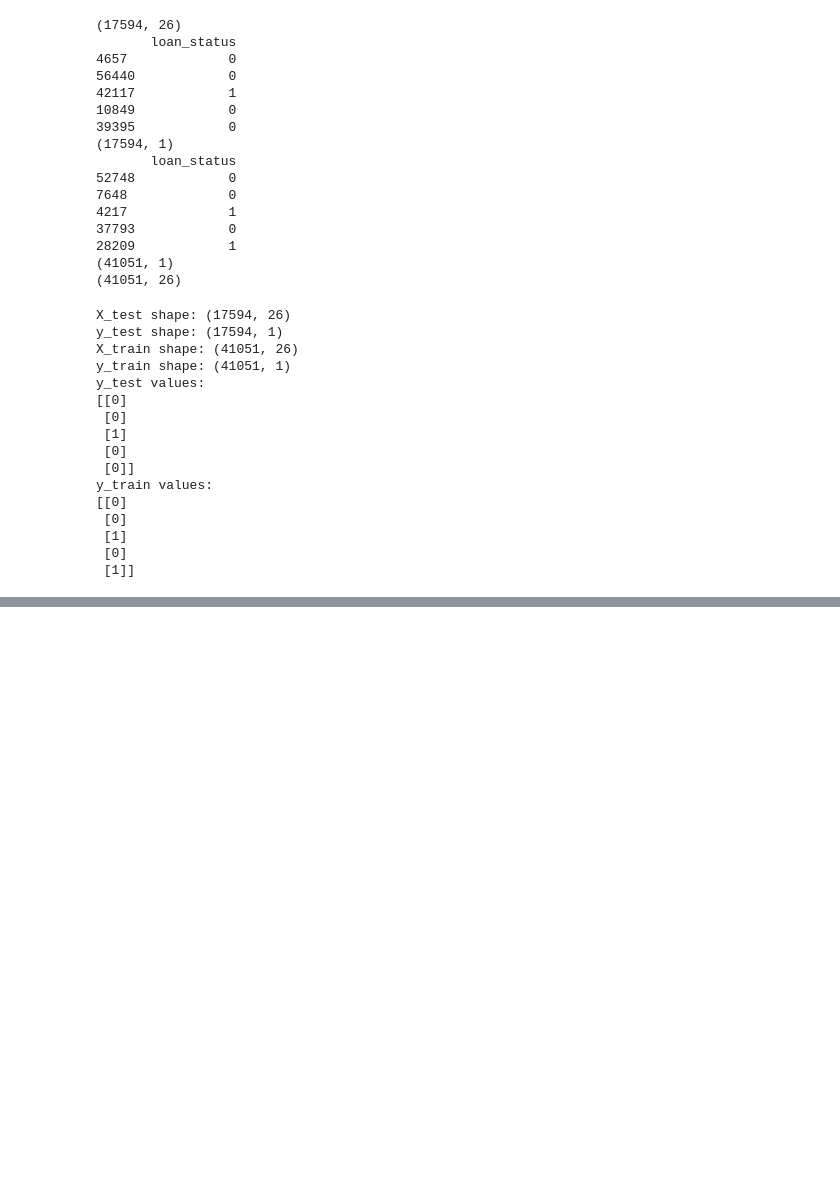
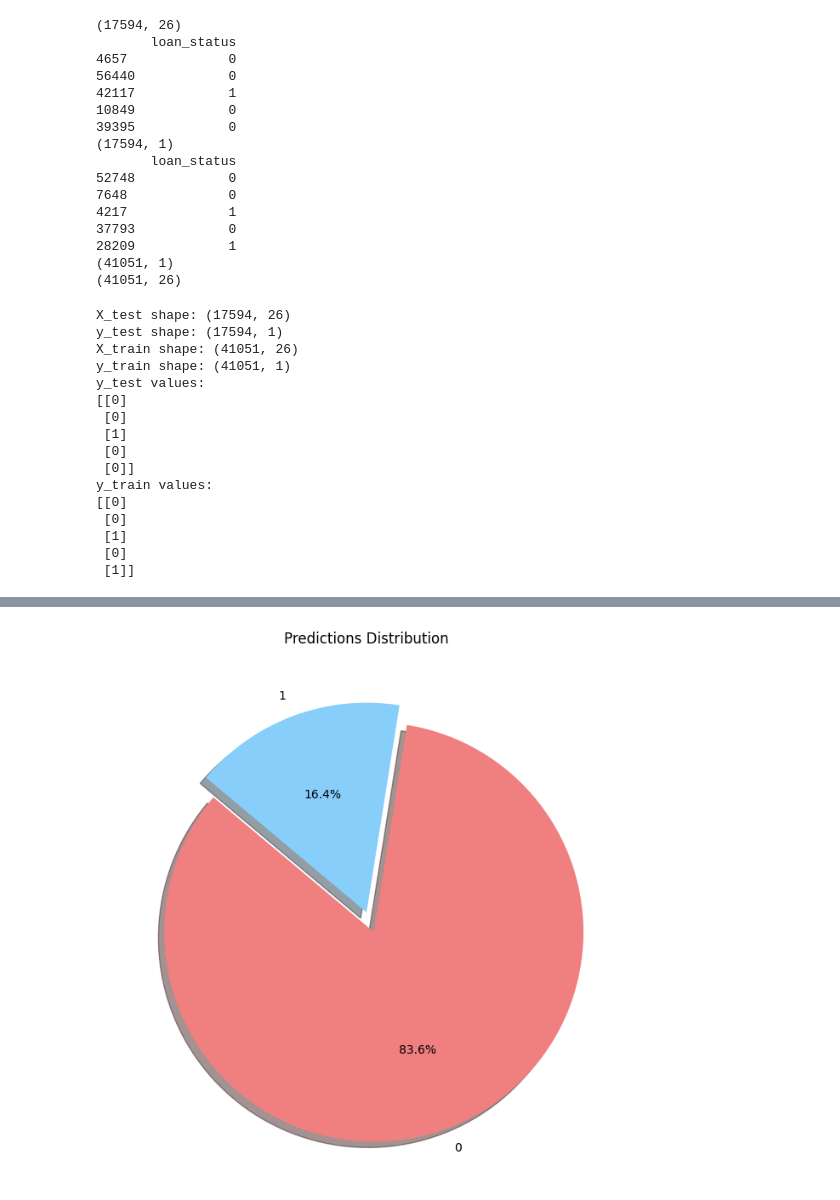
Before and after one commit to Dxuian/ml, a Jupyter notebook: resume/a.ipynb, the cells around one changed output, grey strips where cells are left out. Cells and saved outputs as stored; diff of their text form; code cells hidden in the pictures; blank space fills up the shorter version.

```diff
--- a/resume/a.ipynb
+++ b/resume/a.ipynb
@@ -422,0 +633,83 @@ print(conf_matrix)
+# %%
+import pandas as pd
+import matplotlib.pyplot as plt
+import tensorflow as tf
+from tensorflow.keras.layers import Input, Dense
+from tensorflow.keras.models import Model
+from sklearn.preprocessing import StandardScaler
+
+# Load the test.csv file
+test = pd.read_csv('test.csv')
+print(test.head())
+
+# Define the features (assuming features is already defined)
+features = ['person_age', 'person_income', 'person_home_ownership', 'person_emp_length',
+            'loan_intent', 'loan_grade', 'loan_amnt', 'loan_int_rate', 'loan_percent_income',
+            'cb_person_default_on_file', 'cb_person_cred_hist_length']
+
+# Extract IDs and features
+ids = test['id']  # Assuming 'id' is the column name for IDs in the test.csv file
+X = test[features]
+
+# Preprocess the data
+
+X = preprocessor.transform(X)
+
+# Define the autoencoder model
+input_dim = X.shape[1]
+encoding_dim = 64  # Dimension of the encoded representation
+
+# Encoder
+input_layer = Input(shape=(input_dim,))
+encoded = Dense(encoding_dim, activation='relu')(input_layer)
+
+# Decoder
+decoded = Dense(input_dim, activation='sigmoid')(encoded)
+
+# Autoencoder
+autoencoder = Model(input_layer, decoded)
+
+# Compile the model
+autoencoder.compile(optimizer='adam', loss='binary_crossentropy')
+
+# Train the model
+autoencoder.fit(X, X, epochs=5, batch_size=32, validation_split=0.2)
+
+# Predict the values using the autoencoder
+y_pred = autoencoder.predict(X)
+
+# Apply threshold of 0.5 to get binary predictions
+y_pred = (y_pred > 0.5).astype(int)
+
+# Ensure y_pred has the correct shape
+y_pred = y_pred[:, 0] if y_pred.shape[1] == 1 else y_pred.flatten()
+print(y_pred.shape, ids.shape)
+
+# Combine IDs and predictions into a DataFrame
+predictions_df = pd.DataFrame({'id': ids, 'prediction': y_pred[:len(ids)]})
+
+# Print the DataFrame
+print(predictions_df)
+
+# Count the number of predictions greater than 0.5 and less than or equal to 0.5
+count_greater_than_0_5 = (y_pred > 0.5).sum()
+count_less_than_or_equal_0_5 = (y_pred <= 0.5).sum()
+
+# Print the counts
+print(f'Number of predictions greater than 0.5: {count_greater_than_0_5}')
+print(f'Number of predictions less than or equal to 0.5: {count_less_than_or_equal_0_5}')
+
+# Plot a pie chart showing the percentages
+labels = ['0', '1']
+sizes = [count_less_than_or_equal_0_5, count_greater_than_0_5]
+colors = ['lightcoral', 'lightskyblue']
+explode = (0.1, 0)  # explode the first slice
+
+plt.figure(figsize=(8, 8))
+plt.pie(sizes, explode=explode, labels=labels, colors=colors, autopct='%1.1f%%', shadow=True, startangle=140)
+plt.title('Predictions Distribution')
+plt.show()
+
+# Save the predictions to CSV with (id, prediction)
+predictions_df.to_csv('automid.csv', index=False)
+# %% [output]
@@ -422,0 +733 @@ print(conf_matrix)
+[figure, added]
```
Also changed, not shown: parts of 14 cells of this notebook, 8 other files.
